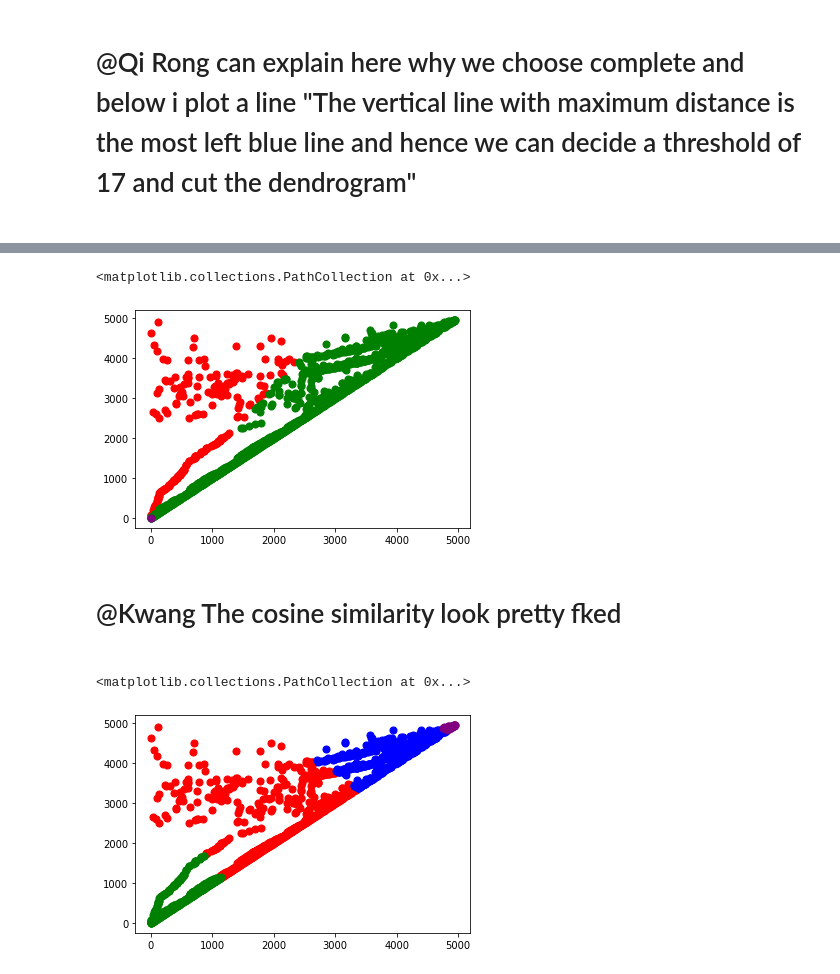
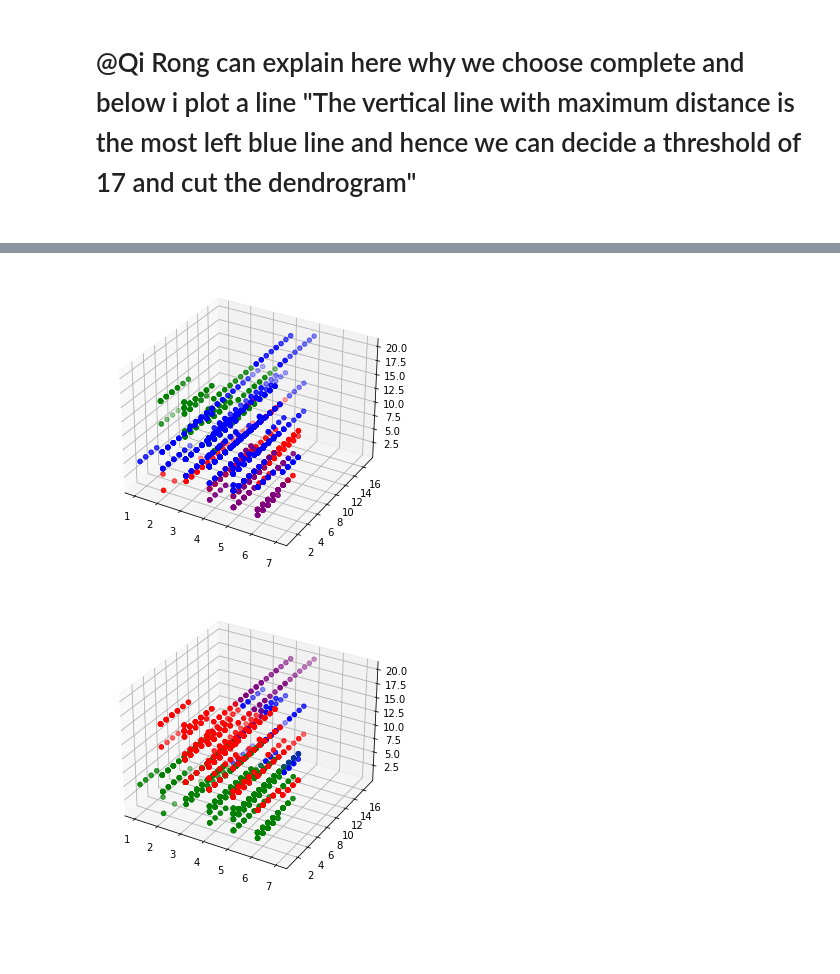
Before and after one commit to WeichenTeo/CSC3005-Data-Analytics, a Jupyter notebook: DataAnalytics.ipynb, the cells around one changed output, grey strips where cells are left out. Saved outputs shown, nothing was run; the diff lists cells and outputs as text; code cells hidden in the pictures; blank space fills up the shorter version.

```diff
--- a/DataAnalytics.ipynb
+++ b/DataAnalytics.ipynb
@@ -182,10 +182,6 @@ dn = hierarchy.dendrogram(Z,labels=names.tolist())
 [figure]
 # %%
 plt.figure(figsize=(30,10))
-plt.title("Dendrograms")
-names = category['Class']
-Y = category['Class']
-X = category.drop(['Class'],axis=1)
 Z = hierarchy.linkage(X, 'single')
 dn = hierarchy.dendrogram(Z,labels=names.tolist())
 # %% [output]
@@ -193,9 +189,5 @@ dn = hierarchy.dendrogram(Z,labels=names.tolist())
 # %%
 plt.figure(figsize=(30,10))
-plt.title("Dendrograms")
-names = category['Class']
-Y = category['Class']
-X = category.drop(['Class'],axis=1)
-Z = hierarchy.linkage(X, 'average') #An (n−1) by 4 matrix Z is returned
+Z = hierarchy.linkage(X, 'average')
 dn = hierarchy.dendrogram(Z,labels=names.tolist())
 # %% [output]
@@ -203,9 +195,5 @@ dn = hierarchy.dendrogram(Z,labels=names.tolist())
 # %%
 plt.figure(figsize=(30,10))
-plt.title("Dendrograms")
-names = category['Class']
-Y = category['Class']
-X = category.drop(['Class'],axis=1)
 Z = hierarchy.linkage(X, 'ward')
 dn = hierarchy.dendrogram(Z,labels=names.tolist())
 # %% [output]
@@ -214,10 +202,6 @@ dn = hierarchy.dendrogram(Z,labels=names.tolist())
 <h1> @Qi Rong can explain here why we choose complete and below i plot a line "The vertical line with maximum distance is the most left blue line and hence we can decide a threshold of 17 and cut the dendrogram" <h1>
 # %%
 plt.figure(figsize=(30,10))
-plt.title("Dendrograms")
-names = category['Class']
-Y = category['Class']
-X = category.drop(['Class'],axis=1)
 Z = hierarchy.linkage(X, 'complete')
 dn = hierarchy.dendrogram(Z,labels=names.tolist())
 plt.axhline(y=17, color='r', linestyle='--')
@@ -245,29 +229,24 @@ plt.show()
 # %%
 cluster = AgglomerativeClustering(n_clusters=4, affinity='cosine', linkage='complete')
-cluster.fit_predict(category)
-cluster.fit_predict(Z)
-labels = cluster.labels_
-plt.scatter(Z[labels==0, 0], Z[labels==0, 1], s=50, marker='o', color='red')
-plt.scatter(Z[labels==1, 0], Z[labels==1, 1], s=50, marker='o', color='blue')
-plt.scatter(Z[labels==2, 0], Z[labels==2, 1], s=50, marker='o', color='green')
-plt.scatter(Z[labels==3, 0], Z[labels==3, 1], s=50, marker='o', color='purple')
-plt.scatter(Z[labels==4, 0], Z[labels==4, 1], s=50, marker='o', color='orange')
+hc = cluster.fit_predict(X)
+fig = pyplot.figure()
+ax = Axes3D(fig)
+ax.scatter(X[hc==0, 0], X[hc==0, 1], X[hc==0, 2], marker='o', color='red')
+ax.scatter(X[hc==1, 0], X[hc==1, 1], X[hc==1, 2], marker='o', color='blue')
+ax.scatter(X[hc==2, 0], X[hc==2, 1], X[hc==2, 2], marker='o', color='green')
+ax.scatter(X[hc==3, 0], X[hc==3, 1], X[hc==3, 2], marker='o', color='purple')
+pyplot.show()
 # %% [output]
-<matplotlib.collections.PathCollection at 0x...>
-[figure, old version]
+[figure, new version]
-# %% [markdown]
-<h1> @Kwang The cosine similarity look pretty fked<h1>
 # %%
 cluster = AgglomerativeClustering(n_clusters=4, affinity='manhattan', linkage='complete')
-cluster.fit_predict(category)
-cluster.fit_predict(Z)
-labels = cluster.labels_
-
-plt.scatter(Z[labels==0, 0], Z[labels==0, 1], s=50, marker='o', color='red')
-plt.scatter(Z[labels==1, 0], Z[labels==1, 1], s=50, marker='o', color='blue')
-plt.scatter(Z[labels==2, 0], Z[labels==2, 1], s=50, marker='o', color='green')
-plt.scatter(Z[labels==3, 0], Z[labels==3, 1], s=50, marker='o', color='purple')
-plt.scatter(Z[labels==4, 0], Z[labels==4, 1], s=50, marker='o', color='orange')
+hc = cluster.fit_predict(X)
+fig = pyplot.figure()
+ax = Axes3D(fig)
+ax.scatter(X[hc==0, 0], X[hc==0, 1], X[hc==0, 2], marker='o', color='red')
+ax.scatter(X[hc==1, 0], X[hc==1, 1], X[hc==1, 2], marker='o', color='blue')
+ax.scatter(X[hc==2, 0], X[hc==2, 1], X[hc==2, 2], marker='o', color='green')
+ax.scatter(X[hc==3, 0], X[hc==3, 1], X[hc==3, 2], marker='o', color='purple')
+_ = pyplot.show()
 # %% [output]
-<matplotlib.collections.PathCollection at 0x...>
-[figure, old version]
+[figure, new version]
```
Also changed, not shown: parts of 18 cells of this notebook.
